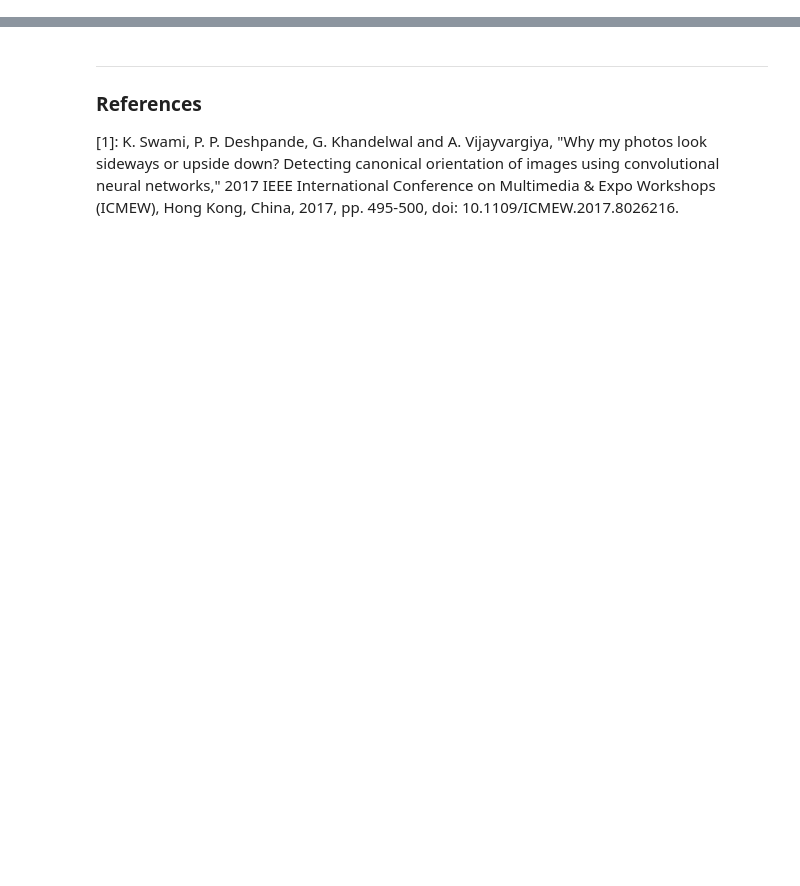
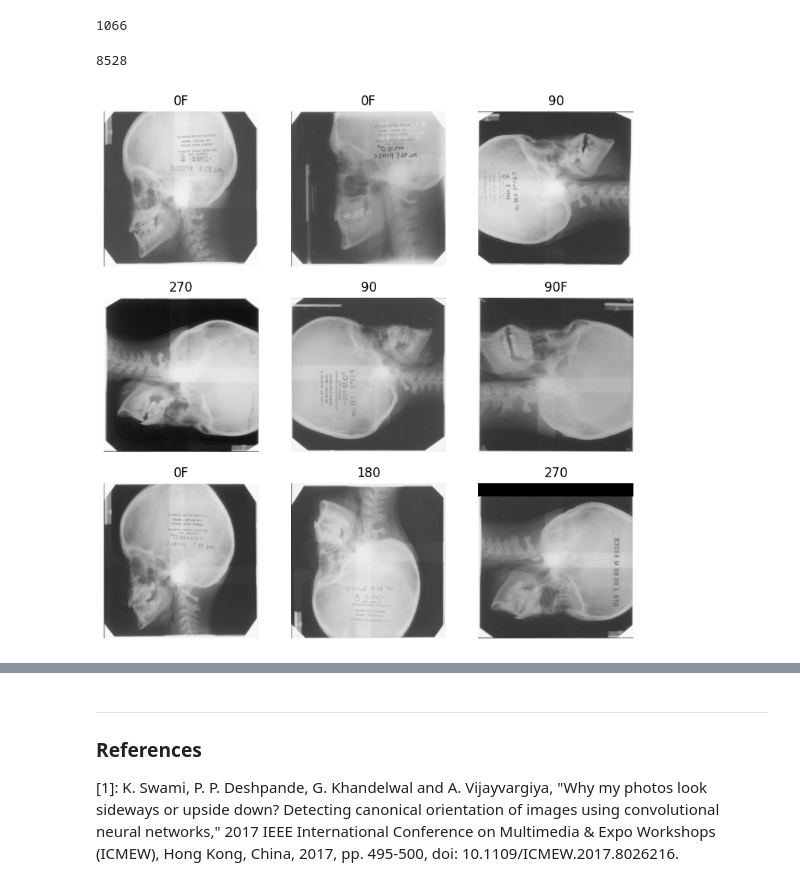
Before and after one commit to open-ortho/BFD9000, a Jupyter notebook: documentation/fliprot_logbook.ipynb, the cells around one changed output, grey strips where cells are left out. Saved outputs shown, nothing was run; the diff lists cells and outputs as text; code cells hidden in the pictures; blank space fills up the shorter version.

```diff
--- a/documentation/fliprot_logbook.ipynb
+++ b/documentation/fliprot_logbook.ipynb
@@ -16,0 +27,10 @@ import fastai
+# %%
+# Augment the dataset:
+# For each file generate all possible combinations of rotation and flip
+
+path = Path("BB_AAOF_WEB/Laterals")
+train_folder = "Train"
+scans = list(path.glob("*.jpg"))
+len(scans)
+# %% [output]
+1066
@@ -16,0 +51,18 @@ import fastai
+# %%
+# Setting up FastAI dataloader and model for fine-tuning
+
+files = get_image_files("Train")
+len(files)
+# %% [output]
+8528
+# %%
+# This function generates labels from filenames
+
+def label_func(f):
+    match = re.search(r'_(.*?)\.png', f)
+    return match.group(1)
+# %%
+dls = ImageDataLoaders.from_name_func(train_folder, files, label_func, item_tfms=Resize(size=299, method=ResizeMethod.Squish), seed=42)
+dls.show_batch()
+# %% [output]
+[figure, added]
```
Also changed, not shown: parts of 10 cells of this notebook, 2 other files.
